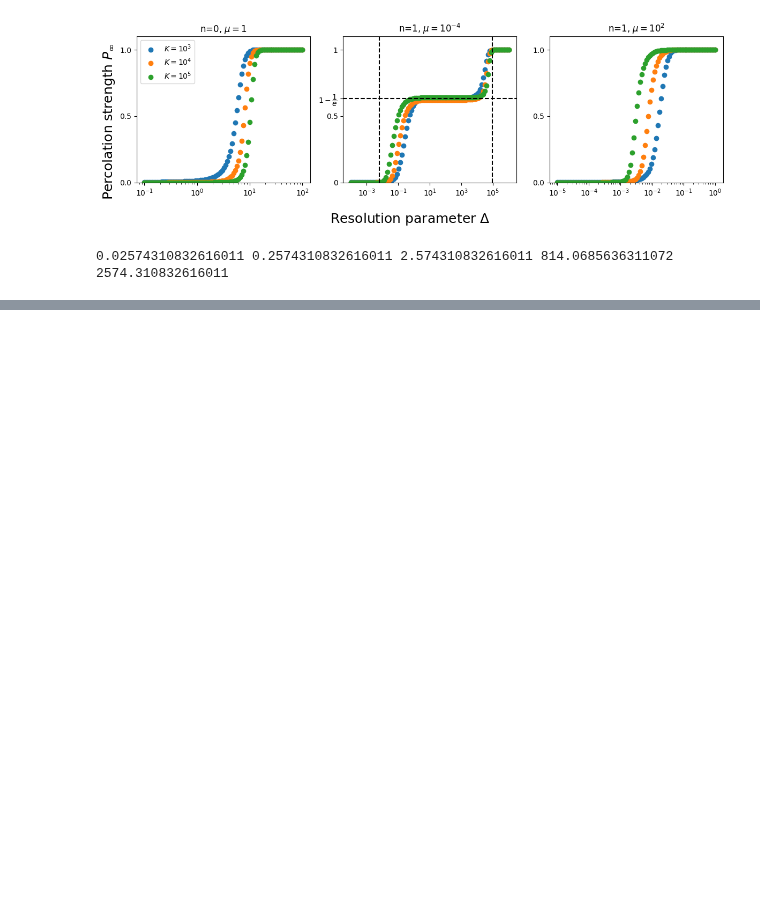
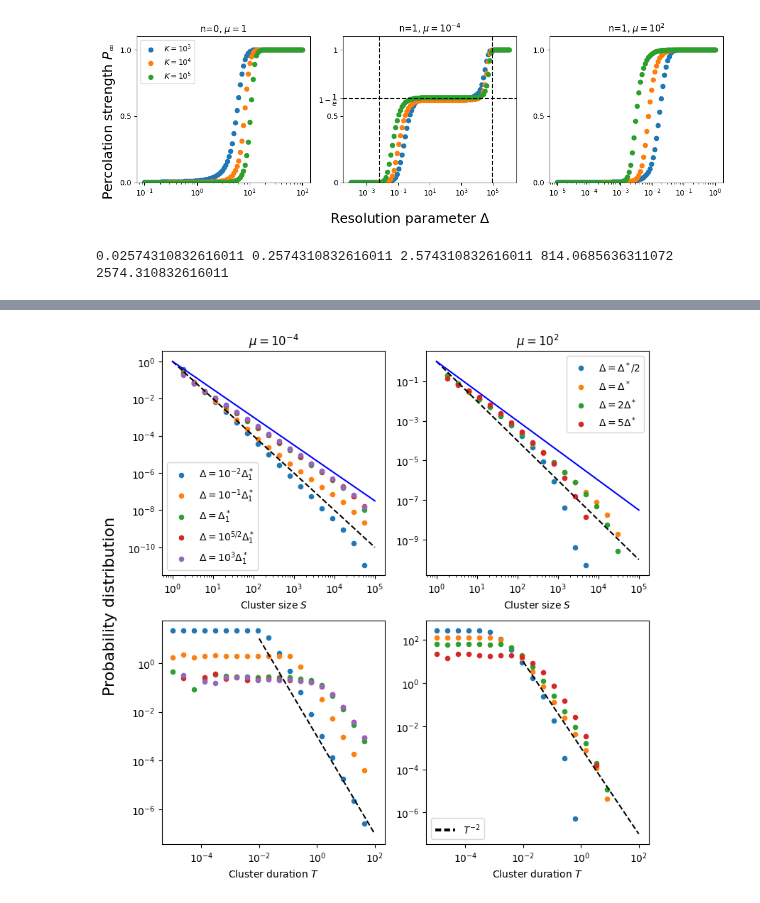
Before and after one commit to RivasAntonio/TFM, a Jupyter notebook: Códigos/Hawkes/figures.ipynb, the cells around one changed output, grey strips where cells are left out. Drawn from its saved outputs; the diff is of its cells as text; code cells hidden in the pictures; blank space fills up the shorter version.

```diff
--- a/Códigos/Hawkes/figures.ipynb
+++ b/Códigos/Hawkes/figures.ipynb
@@ -181,16 +179,16 @@ delta1 = np.log(K)/(mu+np.sqrt(2*K*mu))
 clusters_sizes_mu2 = [np.load(f'./data/cluster_sizes_delta={delta:.1E}_R={R}_mu={mu:.1E}_article.npy') for delta in [delta1/2, delta1, 2*delta1, 5*delta1]]
 clusters_times_mu2 = [np.load(f'./data/cluster_times_delta={delta:.1E}_R={R}_mu={mu:.1E}_article.npy') for delta in [delta1/2, delta1, 2*delta1, 5*delta1]]
 # %%
-sbins = [np.logspace(0, 5, num = 40, base = 10),
-         np.logspace(0, 5, num = 40, base = 10),
-         np.logspace(0, 5, num = 40, base = 10),
-         np.logspace(0, 5, num = 40, base = 10),
-         np.logspace(0, 5, num = 40, base = 10)]
-tbins = [np.logspace(-5, 2, num = 40, base = 10),
-         np.logspace(-5, 2, num = 40, base = 10),
-         np.logspace(-5, 2, num = 40, base = 10),
-         np.logspace(-5, 2, num = 40, base = 10),
-         np.logspace(-5, 2, num = 40, base = 10)]
+sbins = [np.logspace(0, 5, num = 25, base = 10),
+         np.logspace(0, 5, num = 25, base = 10),
+         np.logspace(0, 5, num = 25, base = 10),
+         np.logspace(0, 5, num = 25, base = 10),
+         np.logspace(0, 5, num = 25, base = 10)]
+tbins = [np.logspace(-5, 2, num = 25, base = 10),
+         np.logspace(-5, 2, num = 25, base = 10),
+         np.logspace(-5, 2, num = 25, base = 10),
+         np.logspace(-5, 2, num = 25, base = 10),
+         np.logspace(-5, 2, num = 25, base = 10)]
 # %%
 shist_mu1 = [np.histogram(s, density= True, bins=sbins[i])[0] for i, s in enumerate(clusters_sizes_mu1)]
 shist_mu2 = [np.histogram(s, density= True, bins=sbins[i])[0] for i, s in enumerate(clusters_sizes_mu2)]
@@ -204,41 +202,48 @@ labels2 = ['$\Delta=\Delta^*/2$','$\Delta=\Delta^*$','$\Delta=2\Delta^*$','$\Del
 fig, axes = plt.subplots(2, 2, figsize=(8, 8))
 
 fig.axes[0].set_title('$\mu=10^{-4}$')
 fig.axes[1].set_title('$\mu=10^{2}$')
 
 
 for i in range(5):
-    fig.axes[0].scatter(sbins[i][:-1], shist_mu1[i], label=f'$\Delta={labels1[i]}$')
-    fig.axes[1].scatter(sbins[i][:-1], shist_mu2[i], label=f'$\Delta={labels2[i]}$')
-    fig.axes[2].scatter(tbins[i][:-1], thist_mu1[i], label=f'$\Delta={labels1[i]}$')
-    fig.axes[3].scatter(tbins[i][:-1], thist_mu2[i], label=f'$\Delta={labels2[i]}$')
+    fig.axes[0].scatter(sbins[i][:-1], shist_mu1[i], label=f'$\Delta={labels1[i]}$', marker = 'o', s = 20)
+    fig.axes[2].scatter(tbins[i][:-1], thist_mu1[i], label=f'$\Delta={labels1[i]}$', marker = 'o', s = 20)
+for i in range(4):
+    fig.axes[1].scatter(sbins[i][:-1], shist_mu2[i], label=f'$\Delta={labels2[i]}$', marker = 'o', s = 20)
+    fig.axes[3].scatter(tbins[i][:-1], thist_mu2[i], label=f'$\Delta={labels2[i]}$', marker = 'o', s = 20)
 
 for i in range(4):
     fig.axes[i].set_xscale('log')
     fig.axes[i].set_yscale('log')
 
 fig.supylabel('Probability distribution', fontsize=16)
 fig.axes[0].set_xlabel('Cluster size $S$')
 fig.axes[1].set_xlabel('Cluster size $S$')
 fig.axes[2].set_xlabel('Cluster duration $T$')
 fig.axes[3].set_xlabel('Cluster duration $T$')
 fig.axes[0].legend(labels = labels1, loc = 'best')
 fig.axes[1].legend(labels = labels2, loc = 'best')
 
 s_bins = np.logspace(0, 5, num = 100, base = 10)
 y_s = s_bins**(-2)
 y_s2 = s_bins**(-3/2)
-y_t = tbins[0][:-1]**(-2) * 10**-5
+
+t_bins = np.logspace(-2, 2, num = 100, base = 10)
+y_t = t_bins**(-2) * 10**-3
 
 fig.axes[0].plot(s_bins, y_s, color='black', linestyle='--')
-fig.axes[0].plot(s_bins, y_s2, color='blue', linestyle='--')
+fig.axes[0].plot(s_bins, y_s2, color='blue')
 fig.axes[1].plot(s_bins, y_s, color='black', linestyle='--')
-fig.axes[1].plot(s_bins, y_s2, color='blue', linestyle='--')
-fig.axes[2].plot(tbins[0][:-1], y_t, color='black', linestyle='--')
-fig.axes[3].plot(tbins[0][:-1], y_t, color='black', linestyle='--')
+fig.axes[1].plot(s_bins, y_s2, color='blue')
+fig.axes[2].plot(t_bins, y_t, color='black', linestyle='--')
+fig.axes[3].plot(t_bins, y_t, color='black', linestyle='--')
 
 
-fig.axes[3].legend(handles = [Line2D([0], [0], dashes=[2, 1], color='black', linewidth=3, linestyle='--')], labels=['$T^{-2}$'], loc = 'lower left', fontsize = 12)
-fig.axes[1].legend(handles = [Line2D([0], [0], dashes=[2, 1], color='black', linewidth=3, linestyle='--')], labels=['$S^{-2}$'], loc = 'lower left', fontsize = 12)
+fig.axes[3].legend(handles = [Line2D([0], [0], dashes=[2, 1], color='black', linewidth=3, linestyle='--')], labels=['$T^{-2}$'], loc = 'lower left', fontsize = 10)
+#fig.axes[1].legend(handles = [Line2D([0], [0], dashes=[2, 1], color='black', linewidth=3, linestyle='--'),Line2D([0], [0], dashes=[2, 1], color='blue', linewidth=3)], labels=['$S^{-2}$', '$S^{-3/2}$'], loc = 'lower left', fontsize = 10)
+
+#fig.axes[1].annotate(Line2D([0], [0], dashes=[2, 1], color='black', linewidth=3, linestyle='--') '$S^{-2}$')
 
 fig.tight_layout()
+# %% [output]
+[figure, added]
```
Also changed, not shown: parts of 1 cell of this notebook, 23 other files.
